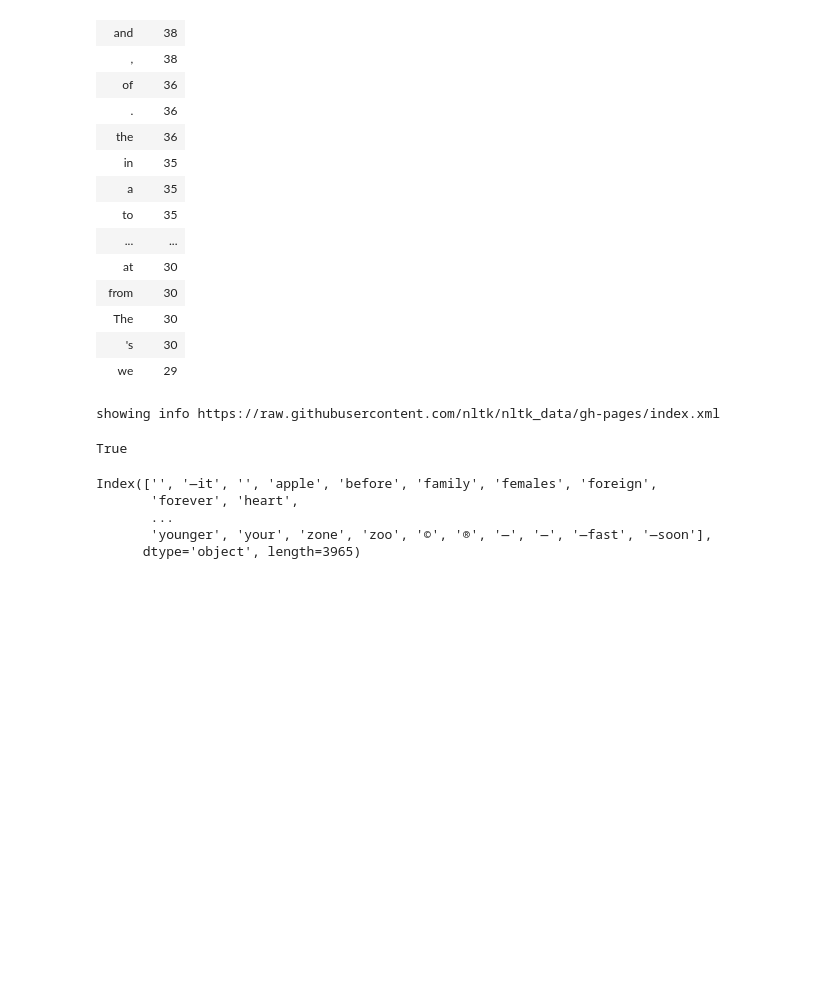
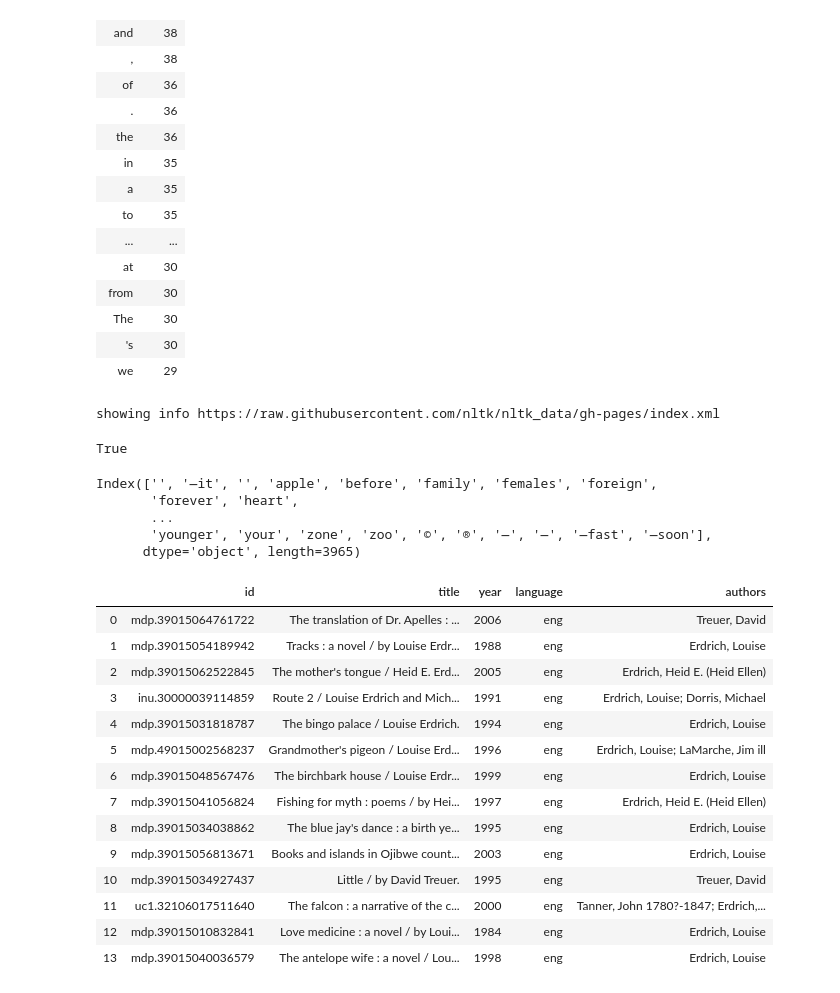
Before and after one commit to chennesy/htrc_umn, a Jupyter notebook: htrc_documentation.ipynb, the cells around one changed output. Cells and saved outputs as stored; diff of their text form; code cells hidden in the pictures; blank space fills up the shorter version.

```diff
--- a/htrc_documentation.ipynb
+++ b/htrc_documentation.ipynb
@@ -193,3 +193,21 @@ Index(['', '—it', '', 'apple', 'before', 'family', 'females', 'foreign',
        ...
        'younger', 'your', 'zone', 'zoo', '©', '®', '—', '—', '—fast', '—soon'],
       dtype='object', length=3965)
+# %%
+pd.read_csv('MNauthors-ianr.csv')
+# %% [output]
+|  | id | title | year | language | authors |
+| 0 | mdp.39015064761722 | The translation of Dr. Apelles : ... | 2006 | eng | Treuer, David |
+| 1 | mdp.39015054189942 | Tracks : a novel / by Louise Erdr... | 1988 | eng | Erdrich, Louise |
+| 2 | mdp.39015062522845 | The mother's tongue / Heid E. Erd... | 2005 | eng | Erdrich, Heid E. (Heid Ellen) |
+| 3 | inu.30000039114859 | Route 2 / Louise Erdrich and Mich... | 1991 | eng | Erdrich, Louise; Dorris, Michael |
+| 4 | mdp.39015031818787 | The bingo palace / Louise Erdrich. | 1994 | eng | Erdrich, Louise |
+| 5 | mdp.49015002568237 | Grandmother's pigeon / Louise Erd... | 1996 | eng | Erdrich, Louise; LaMarche, Jim ill |
+| 6 | mdp.39015048567476 | The birchbark house / Louise Erdr... | 1999 | eng | Erdrich, Louise |
+| 7 | mdp.39015041056824 | Fishing for myth : poems / by Hei... | 1997 | eng | Erdrich, Heid E. (Heid Ellen) |
+| 8 | mdp.39015034038862 | The blue jay's dance : a birth ye... | 1995 | eng | Erdrich, Louise |
+| 9 | mdp.39015056813671 | Books and islands in Ojibwe count... | 2003 | eng | Erdrich, Louise |
+| 10 | mdp.39015034927437 | Little / by David Treuer. | 1995 | eng | Treuer, David |
+| 11 | uc1.32106017511640 | The falcon : a narrative of the c... | 2000 | eng | Tanner, John 1780?-1847; Erdrich,... |
+| 12 | mdp.39015010832841 | Love medicine : a novel / by Loui... | 1984 | eng | Erdrich, Louise |
+| 13 | mdp.39015040036579 | The antelope wife : a novel / Lou... | 1998 | eng | Erdrich, Louise |
```
Also changed, not shown: parts of 2 cells of this notebook, 13 other files.
